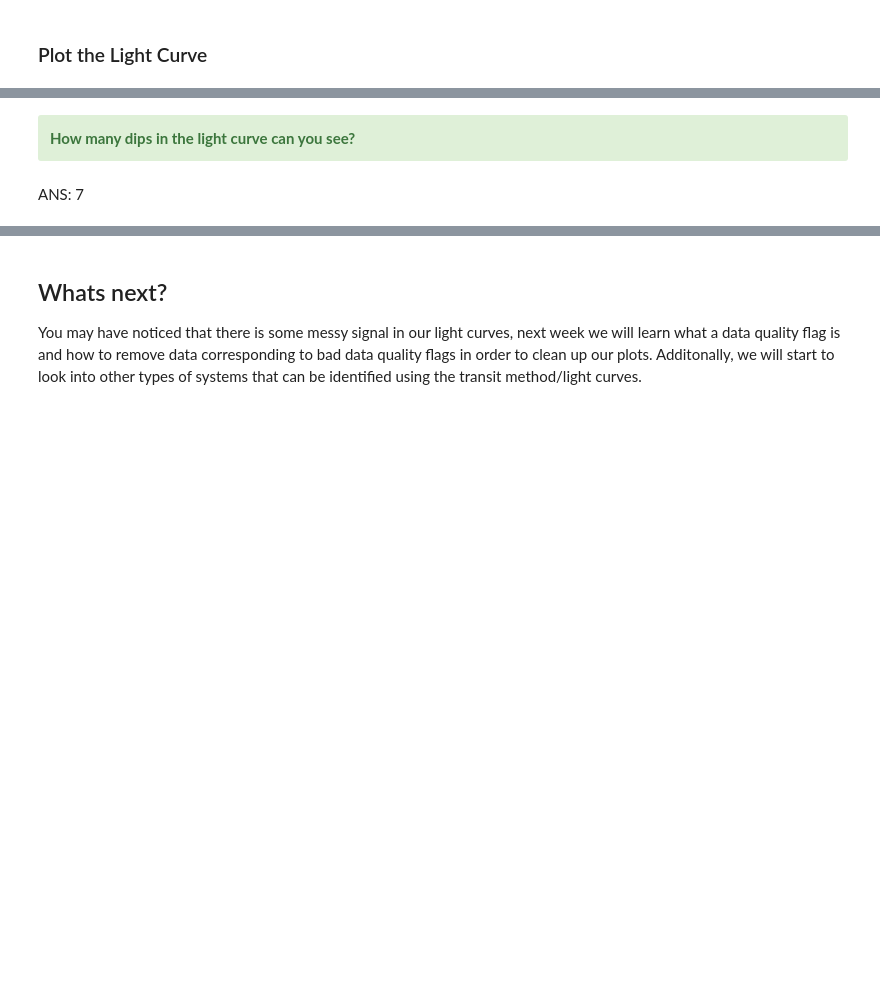
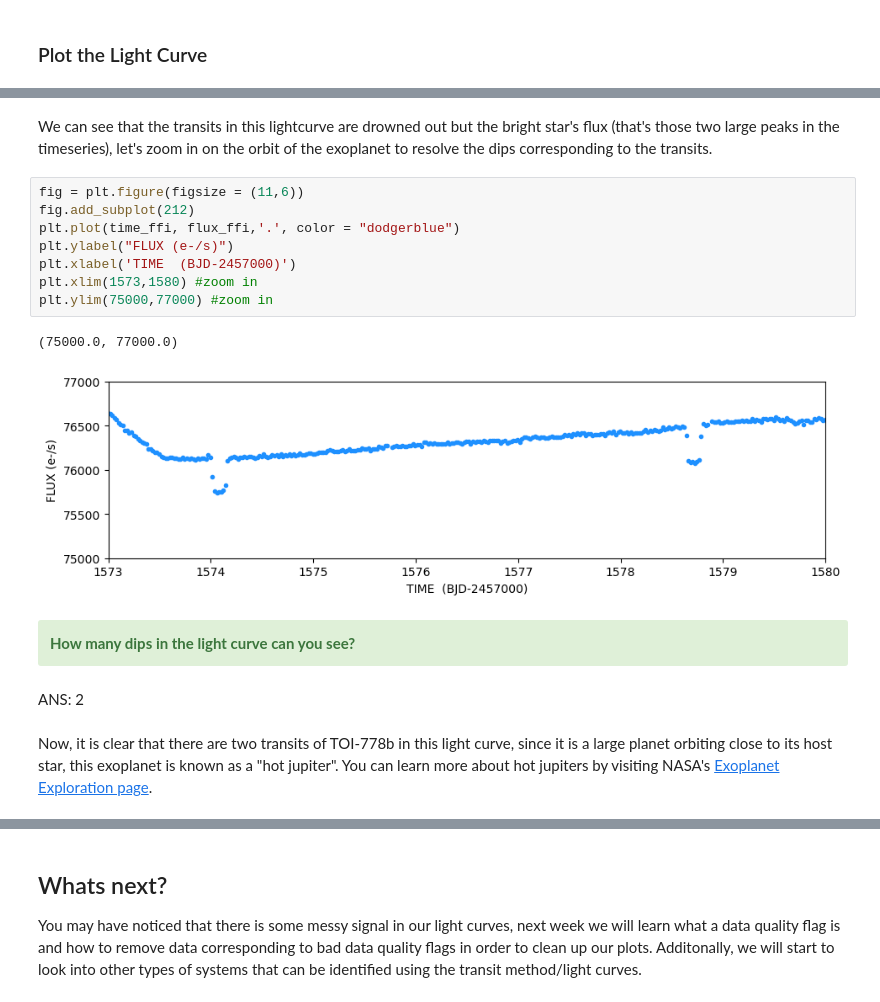
Before and after one commit to spacetelescope/project-tikebook, a Jupyter notebook: notebooks/1-lightcurves/TIKEBook_Lesson1.ipynb, the cells around one changed output, grey strips where cells are left out. Saved outputs shown, nothing was run; the diff lists cells and outputs as text; blank space fills up the shorter version.

```diff
--- a/notebooks/1-lightcurves/TIKEBook_Lesson1.ipynb
+++ b/notebooks/1-lightcurves/TIKEBook_Lesson1.ipynb
@@ -410,6 +411,21 @@ plt.xlim(1340,1350) #zoom in
+# %% [markdown]
+We can see that the transits in this lightcurve are drowned out but the bright star's flux (that's those two large peaks in the timeseries), let's zoom in on the orbit of the exoplanet to resolve the dips corresponding to the transits.
+# %%
+fig = plt.figure(figsize = (11,6))
+fig.add_subplot(212)
+plt.plot(time_ffi, flux_ffi,'.', color = "dodgerblue")
+plt.ylabel("FLUX (e-/s)")
+plt.xlabel('TIME  (BJD-2457000)')
+plt.xlim(1573,1580) #zoom in
+plt.ylim(75000,77000) #zoom in
+# %% [output]
+(75000.0, 77000.0)
+[figure, added]
 # %% [markdown]
 <div class="alert-success">
     <b>How many dips in the light curve can you see?</b>
 </div>
 # %% [markdown]
-ANS: 7
+ANS: 2
+# %% [markdown]
+Now, it is clear that there are two transits of TOI-778b in this light curve, since it is a large planet orbiting close to its host star, this exoplanet is known as a "hot jupiter". You can learn more about hot jupiters by visiting NASA's [Exoplanet Exploration page](https://exoplanets.nasa.gov/resources/1040/hot-jupiter/).
```
Also changed, not shown: parts of 18 cells of this notebook.
